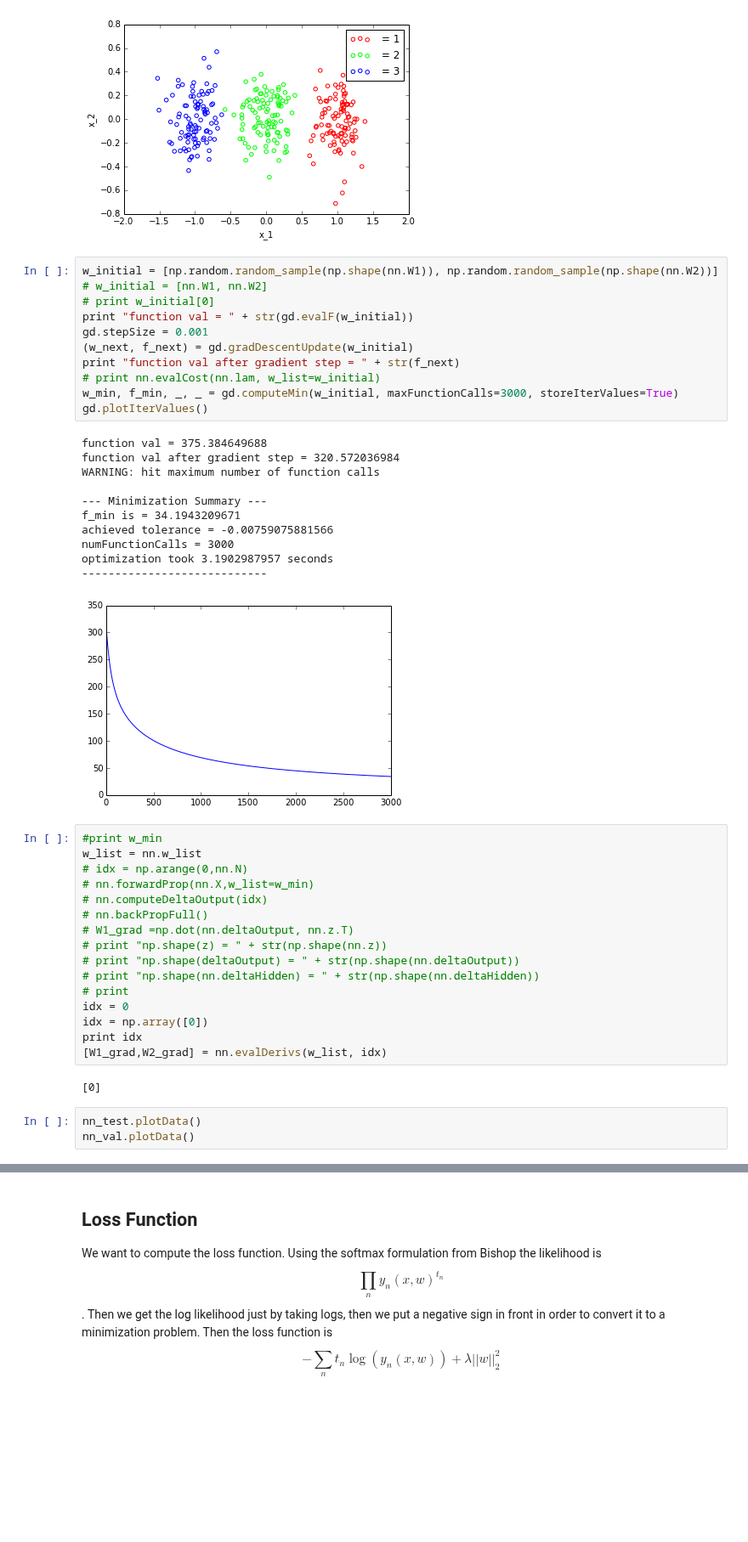
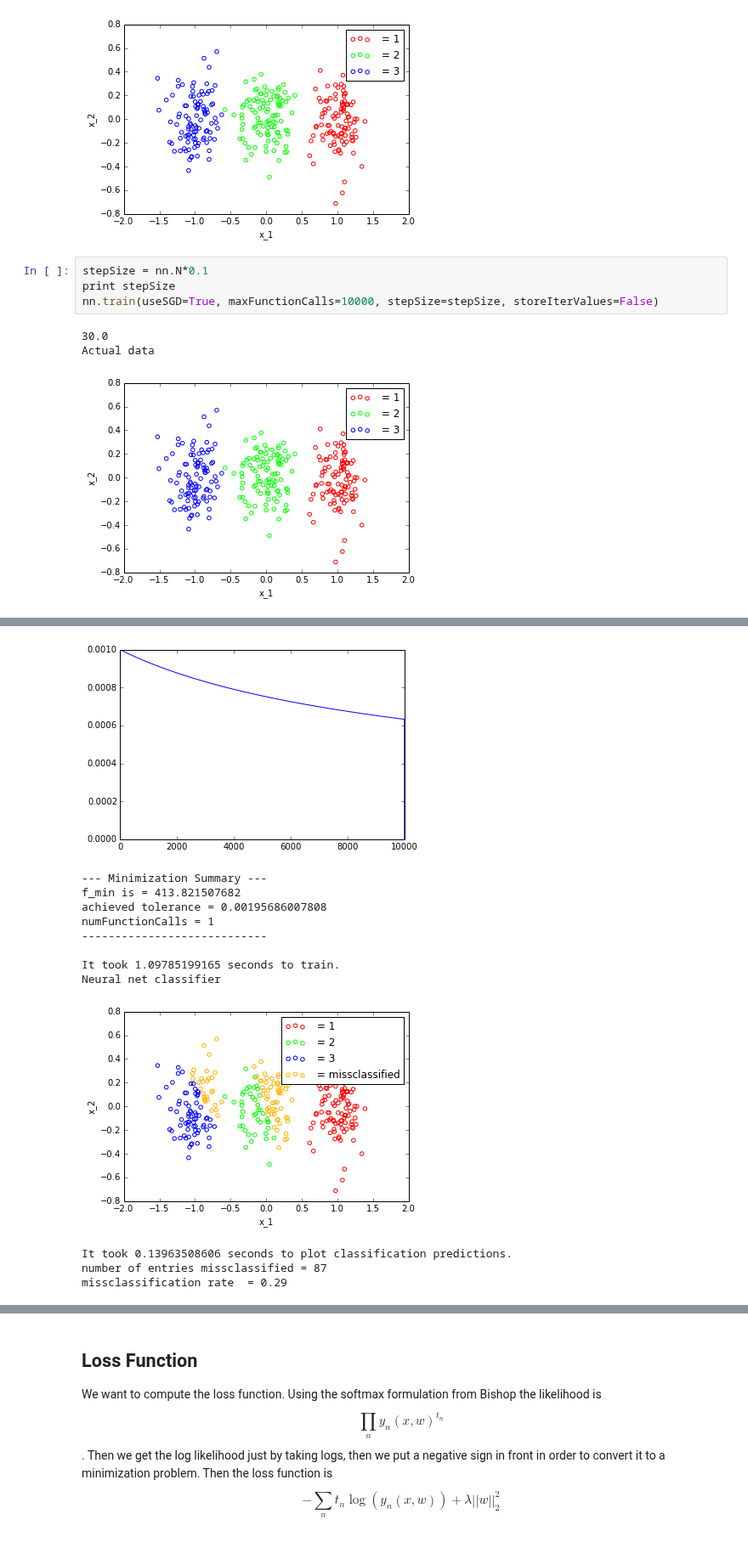
Before and after one commit to peteflorence/Machine-Learning-6.867-homework, a Jupyter notebook: hw3/prob_2_firstpart.ipynb, the cells around one changed output, grey strips where cells are left out. Shown at 85% size. Drawn from its saved outputs; the diff is of its cells as text; blank space fills up the shorter version.

```diff
--- a/hw3/prob_2_firstpart.ipynb
+++ b/hw3/prob_2_firstpart.ipynb
@@ -53,47 +53,11 @@ gd = nn.constructGradDescentObject()
 nn.plotData()
 # %% [output]
 [figure]
-# %%
-w_initial = [np.random.random_sample(np.shape(nn.W1)), np.random.random_sample(np.shape(nn.W2))]
-# w_initial = [nn.W1, nn.W2]
-# print w_initial[0]
-print "function val = " + str(gd.evalF(w_initial))
-gd.stepSize = 0.001
-(w_next, f_next) = gd.gradDescentUpdate(w_initial)
-print "function val after gradient step = " + str(f_next)
-# print nn.evalCost(nn.lam, w_list=w_initial)
-w_min, f_min, _, _ = gd.computeMin(w_initial, maxFunctionCalls=3000, storeIterValues=True)
-gd.plotIterValues()
-# %% [output]
-function val = 375.384649688
-function val after gradient step = 320.572036984
-WARNING: hit maximum number of function calls
-
---- Minimization Summary ---
-f_min is = 34.1943209671
-achieved tolerance = -0.00759075881566
-numFunctionCalls = 3000
-optimization took 3.1902987957 seconds
-----------------------------
-[figure, removed]
-# %%
-#print w_min
-w_list = nn.w_list
-# idx = np.arange(0,nn.N)
-# nn.forwardProp(nn.X,w_list=w_min)
-# nn.computeDeltaOutput(idx)
-# nn.backPropFull()
-# W1_grad =np.dot(nn.deltaOutput, nn.z.T)
-# print "np.shape(z) = " + str(np.shape(nn.z))
-# print "np.shape(deltaOutput) = " + str(np.shape(nn.deltaOutput))
-# print "np.shape(nn.deltaHidden) = " + str(np.shape(nn.deltaHidden))
-# print
-idx = 0
-idx = np.array([0])
-print idx
-[W1_grad,W2_grad] = nn.evalDerivs(w_list, idx)
-# %% [output]
-[0]
-# %%
-nn_test.plotData()
-nn_val.plotData()
+# %%
+stepSize = nn.N*0.1
+print stepSize
+nn.train(useSGD=True, maxFunctionCalls=10000, stepSize=stepSize, storeIterValues=False)
+# %% [output]
+30.0
+Actual data
+[figure, added]
@@ -99,0 +66,13 @@ nn_val.plotData()
+[figure, added]
+--- Minimization Summary ---
+f_min is = 413.821507682
+achieved tolerance = 0.00195686007808
+numFunctionCalls = 1
+----------------------------
+
+It took 1.09785199165 seconds to train.
+Neural net classifier
+[figure, added]
+It took 0.13963508606 seconds to plot classification predictions.
+number of entries missclassified = 87
+missclassification rate  = 0.29
```
Also changed, not shown: parts of 4 cells of this notebook, 1 other file.
